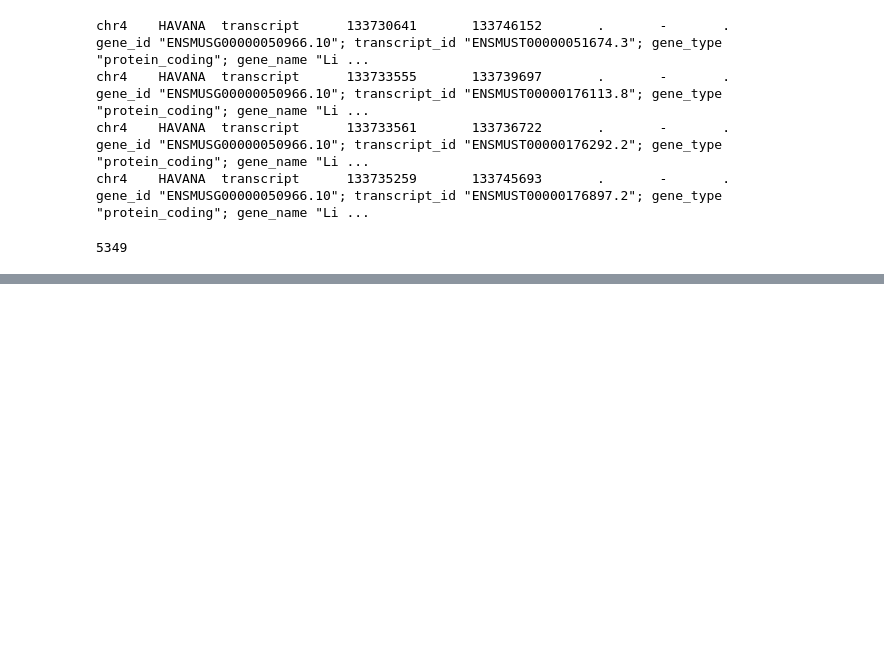
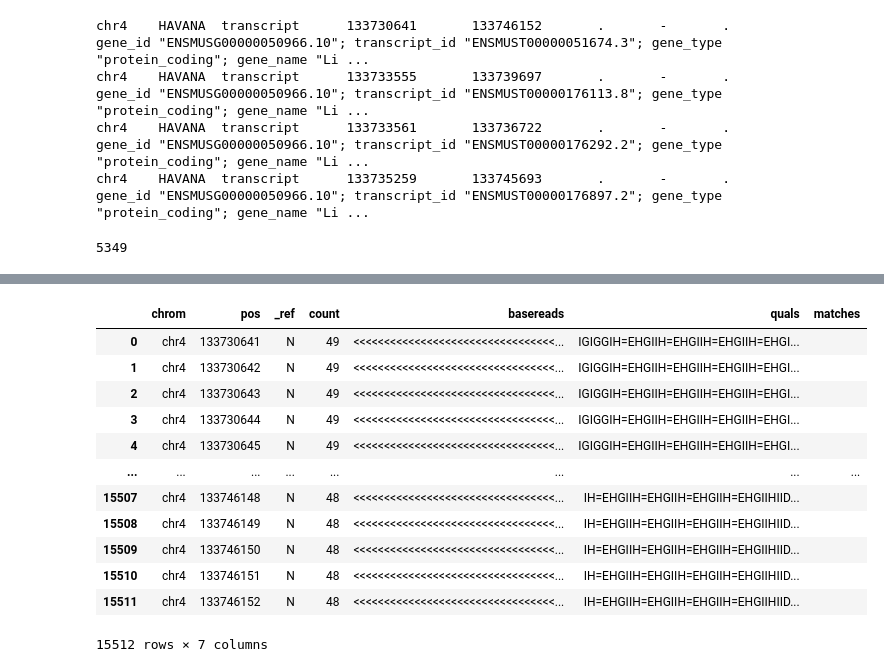
Before and after one commit to heomanism/Bioinformatics1, a Jupyter notebook: Free_Proj/Bioinformatics1_FreeProject.ipynb, the cells around one changed output, grey strips where cells are left out. Saved outputs shown, nothing was run; the diff lists cells and outputs as text; code cells hidden in the pictures; blank space fills up the shorter version.

```diff
--- a/Free_Proj/Bioinformatics1_FreeProject.ipynb
+++ b/Free_Proj/Bioinformatics1_FreeProject.ipynb
@@ -99,0 +136,5 @@ chr4    HAVANA  transcript      133735259       133745693       .       -
+# %%
+import pandas as pd
+
+lin28a_pileup = pd.read_csv('CLIP-lin28a-gene.pileup', sep='\t', names=['chrom', 'pos', '_ref', 'count', 'basereads', 'quals'])
+lin28a_pileup
@@ -99,0 +155,21 @@ chr4    HAVANA  transcript      133735259       133745693       .       -
+# %%
+import re
+toremove = re.compile('[<>$*#]')  ## 이렇게 하는 것이 맞는게 아닐까?
+toremove2= re.compile('\^.')  ## 이렇게 하는 것이 맞는게 아닐까?
+lin28a_pileup['matches'] = lin28a_pileup['basereads'].apply(lambda x: toremove.sub('', x))
+lin28a_pileup['matches'] = lin28a_pileup['matches'].apply(lambda x: toremove2.sub('', x))
+lin28a_pileup
+# %% [output]
+|  | chrom | pos | _ref | count | basereads | quals | matches |
+| 0 | chr4 | 133730641 | N | 49 | <<<<<<<<<<<<<<<<<<<<<<<<<<<<<<<<<... | IGIGGIH=EHGIIH=EHGIIH=EHGIIH=EHGI... |  |
+| 1 | chr4 | 133730642 | N | 49 | <<<<<<<<<<<<<<<<<<<<<<<<<<<<<<<<<... | IGIGGIH=EHGIIH=EHGIIH=EHGIIH=EHGI... |  |
+| 2 | chr4 | 133730643 | N | 49 | <<<<<<<<<<<<<<<<<<<<<<<<<<<<<<<<<... | IGIGGIH=EHGIIH=EHGIIH=EHGIIH=EHGI... |  |
+| 3 | chr4 | 133730644 | N | 49 | <<<<<<<<<<<<<<<<<<<<<<<<<<<<<<<<<... | IGIGGIH=EHGIIH=EHGIIH=EHGIIH=EHGI... |  |
+| 4 | chr4 | 133730645 | N | 49 | <<<<<<<<<<<<<<<<<<<<<<<<<<<<<<<<<... | IGIGGIH=EHGIIH=EHGIIH=EHGIIH=EHGI... |  |
+| ... | ... | ... | ... | ... | ... | ... | ... |
+| 15507 | chr4 | 133746148 | N | 48 | <<<<<<<<<<<<<<<<<<<<<<<<<<<<<<<<<... | IH=EHGIIH=EHGIIH=EHGIIH=EHGIIHIID... |  |
+| 15508 | chr4 | 133746149 | N | 48 | <<<<<<<<<<<<<<<<<<<<<<<<<<<<<<<<<... | IH=EHGIIH=EHGIIH=EHGIIH=EHGIIHIID... |  |
+| 15509 | chr4 | 133746150 | N | 48 | <<<<<<<<<<<<<<<<<<<<<<<<<<<<<<<<<... | IH=EHGIIH=EHGIIH=EHGIIH=EHGIIHIID... |  |
+| 15510 | chr4 | 133746151 | N | 48 | <<<<<<<<<<<<<<<<<<<<<<<<<<<<<<<<<... | IH=EHGIIH=EHGIIH=EHGIIH=EHGIIHIID... |  |
+| 15511 | chr4 | 133746152 | N | 48 | <<<<<<<<<<<<<<<<<<<<<<<<<<<<<<<<<... | IH=EHGIIH=EHGIIH=EHGIIH=EHGIIHIID... |  |
+15512 rows × 7 columns
```
Also changed, not shown: parts of 12 cells of this notebook.
